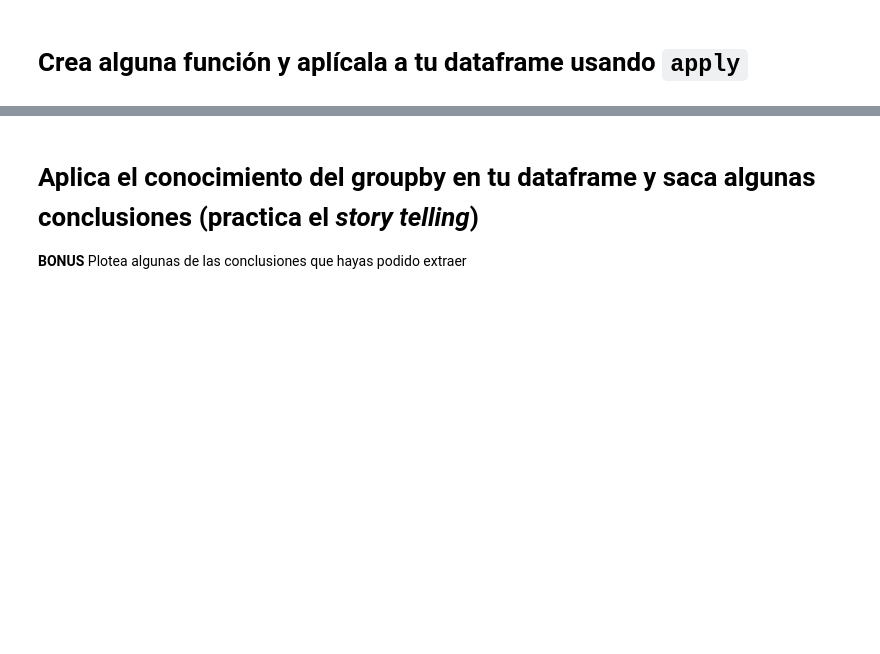
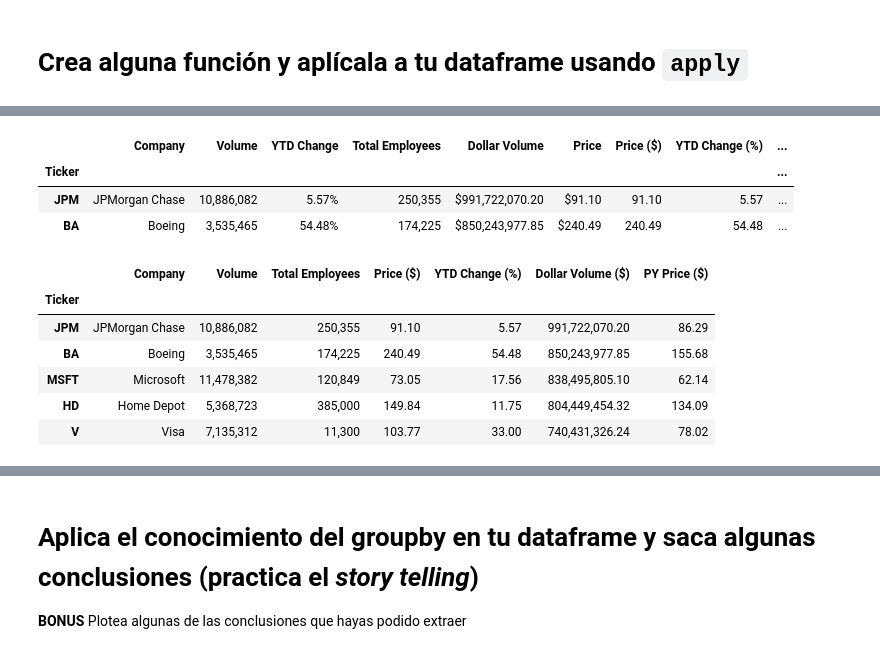
Before and after one commit to Ironhack-Part-Time-Enero2022/lab-pandas-II, a Jupyter notebook: Lab-Pandas-II.ipynb, the cells around one changed output, grey strips where cells are left out. Cells and saved outputs as stored; diff of their text form; code cells hidden in the pictures; blank space fills up the shorter version.

```diff
--- a/Lab-Pandas-II.ipynb
+++ b/Lab-Pandas-II.ipynb
@@ -19,0 +267,13 @@ Tómate tu tiempo para entender el dataframe y la información que hay en el. Y
+# %%
+def precio_viejo(x,y): #price es x / YTDChange es Y
+    return (x/((y/100)+1))
+# %%
+df_dowJ['PY Price ($)'] = df_dowJ.apply(lambda data: precio_viejo(data['Price ($)'],data['YTD Change (%)']), axis = 1)
+#eliminar5 = ['PY Price']
+#df_dowJ = df_dowJ.drop(eliminar5, axis = 1) he puesto esto así pq al correrlo otra vez me da errr.
+df_dowJ.head(2)
+# %% [output]
+|  | Company | Volume | YTD Change | Total Employees | Dollar Volume | Price | Price ($) | YTD Change (%) | ... |
+| Ticker |  |  |  |  |  |  |  |  | ... |
+| JPM | JPMorgan Chase | 10,886,082 | 5.57% | 250,355 | $991,722,070.20 | $91.10 | 91.10 | 5.57 | ... |
+| BA | Boeing | 3,535,465 | 54.48% | 174,225 | $850,243,977.85 | $240.49 | 240.49 | 54.48 | ... |
@@ -19,0 +289,17 @@ Tómate tu tiempo para entender el dataframe y la información que hay en el. Y
+# %%
+#que problemon con los eliminar, al reiniciar el kernel, es una pereza.
+
+eliminar9 = ['Dollar Volume','Price','PY Price ($)']
+df_dowJ = df_dowJ.drop(eliminar9, axis = 1)
+
+df_dowJ.rename(columns = {'PYPrice':'PY Price ($)'}, inplace = True)
+
+df_dowJ.head()
+# %% [output]
+|  | Company | Volume | Total Employees | Price ($) | YTD Change (%) | Dollar Volume ($) | PY Price ($) |
+| Ticker |  |  |  |  |  |  |  |
+| JPM | JPMorgan Chase | 10,886,082 | 250,355 | 91.10 | 5.57 | 991,722,070.20 | 86.29 |
+| BA | Boeing | 3,535,465 | 174,225 | 240.49 | 54.48 | 850,243,977.85 | 155.68 |
+| MSFT | Microsoft | 11,478,382 | 120,849 | 73.05 | 17.56 | 838,495,805.10 | 62.14 |
+| HD | Home Depot | 5,368,723 | 385,000 | 149.84 | 11.75 | 804,449,454.32 | 134.09 |
+| V | Visa | 7,135,312 | 11,300 | 103.77 | 33.00 | 740,431,326.24 | 78.02 |
```
Also changed, not shown: parts of 33 cells of this notebook.
